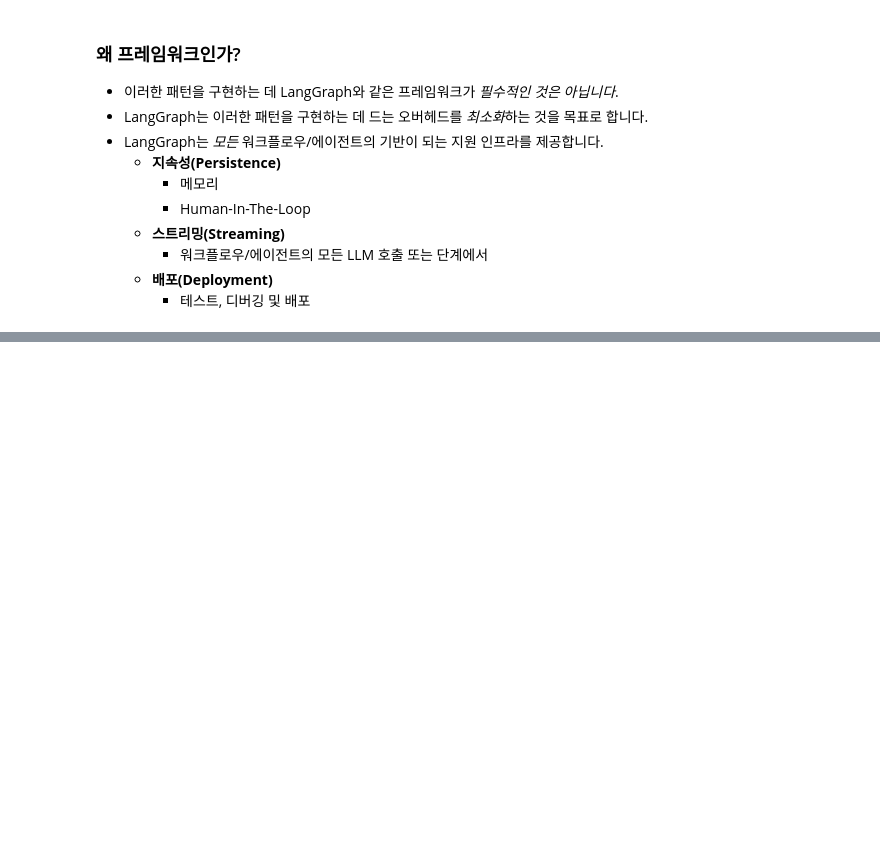
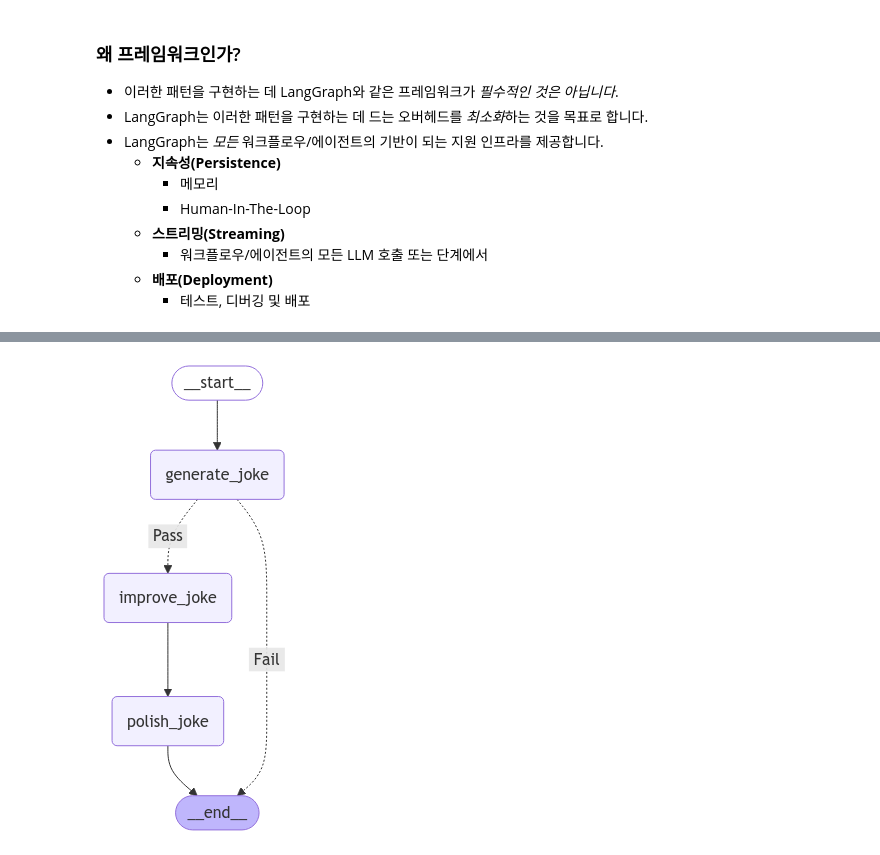
Before and after one commit to leebaro/generative-ai, a Jupyter notebook: frodo/langchain/workflow_agent.ipynb, the cells around one changed output, grey strips where cells are left out. Drawn from its saved outputs; the diff is of its cells as text; code cells hidden in the pictures; blank space fills up the shorter version.

Commit message:
langgraph 내용 정리

```diff
--- a/frodo/langchain/workflow_agent.ipynb
+++ b/frodo/langchain/workflow_agent.ipynb
@@ -728,0 +39,4 @@ for m in messages["messages"]:
+# %%
+# LLM
+from langchain_google_vertexai import ChatVertexAI
+llm = ChatVertexAI(model="gemini-2.0-flash-001")
@@ -728,0 +98,9 @@ for m in messages["messages"]:
+# %%
+from typing_extensions import TypedDict
+
+# Graph state
+class State(TypedDict):
+    topic: str
+    joke: str
+    improved_joke: str
+    final_joke: str
@@ -728,0 +135,27 @@ for m in messages["messages"]:
+# %%
+from langgraph.graph import StateGraph, START, END
+from IPython.display import Image, display
+
+# Build workflow
+workflow = StateGraph(State)
+
+# Add nodes
+workflow.add_node("generate_joke", generate_joke)
+workflow.add_node("improve_joke", improve_joke)
+workflow.add_node("polish_joke", polish_joke)
+
+# Add edges to connect nodes
+workflow.add_edge(START, "generate_joke")
+workflow.add_conditional_edges(
+    "generate_joke", check_punchline, {"Pass": "improve_joke", "Fail": END}
+)
+workflow.add_edge("improve_joke", "polish_joke")
+workflow.add_edge("polish_joke", END)
+
+# Compile
+chain = workflow.compile()
+
+# Show workflow
+display(Image(chain.get_graph().draw_mermaid_png()))
+# %% [output]
+[figure, added]
```
Also changed, not shown: parts of 42 cells of this notebook, 1 other file.
